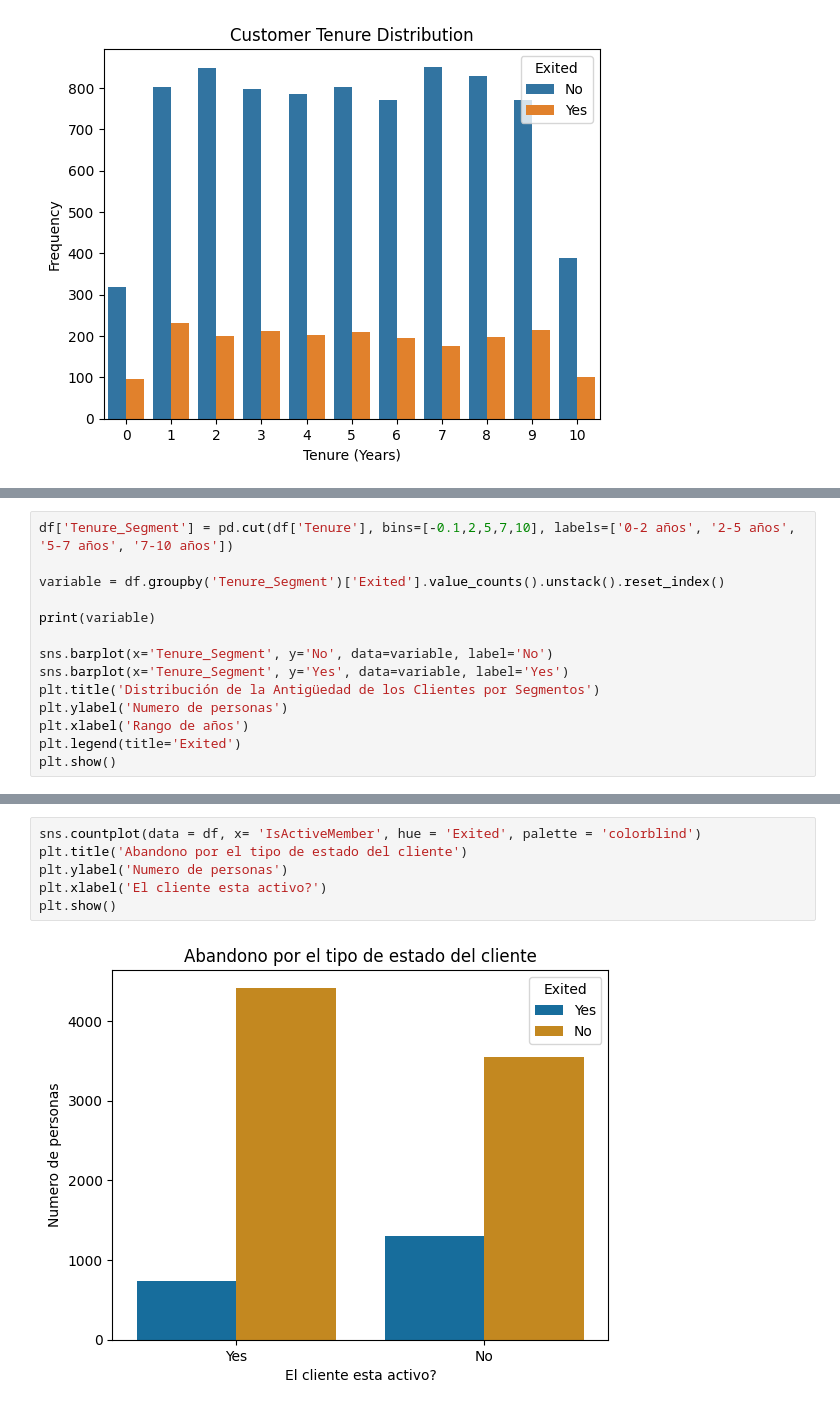
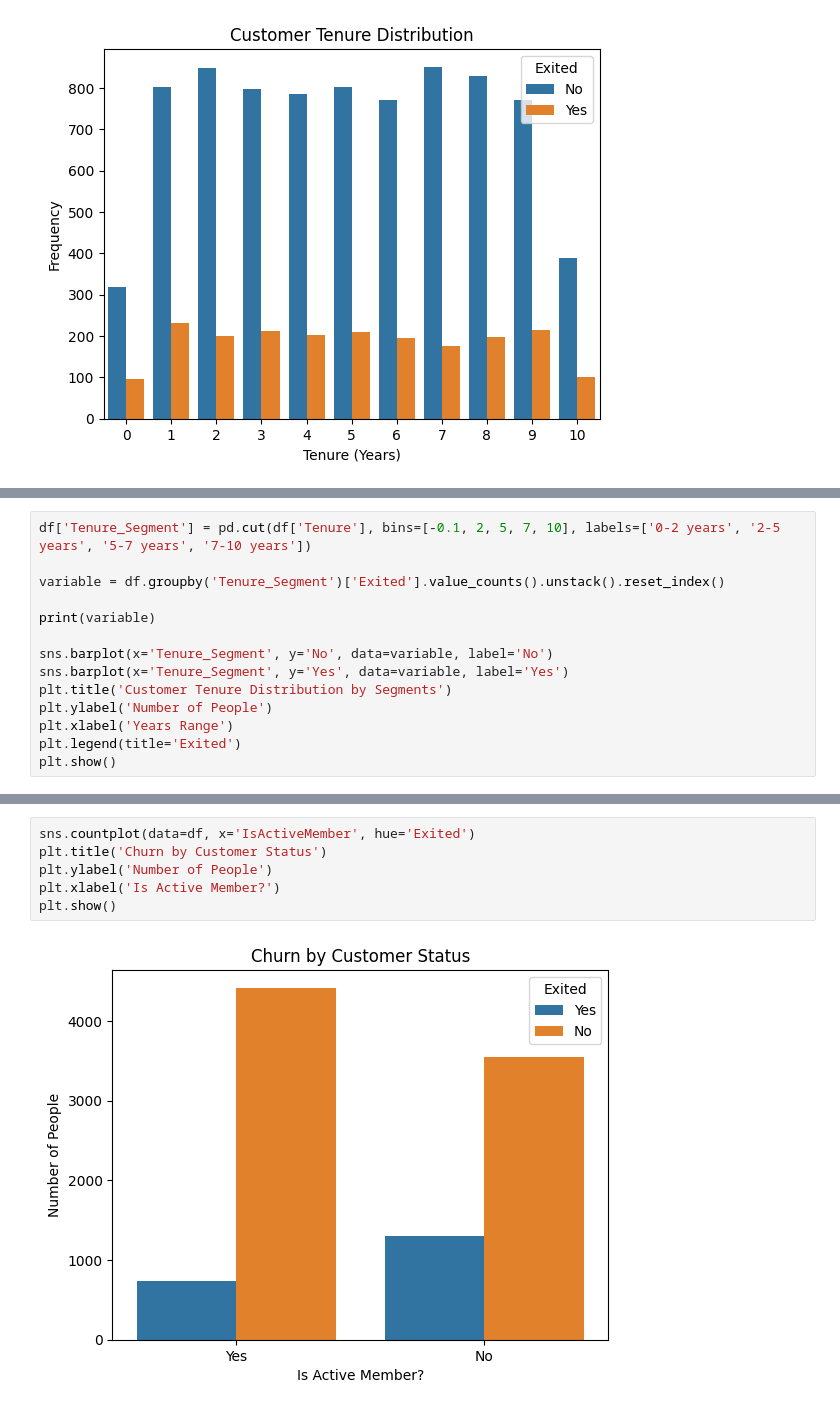
Before and after one commit to ju4n-avendanoa/Bank_Churn, a Jupyter notebook: main.ipynb, the cells around one changed output, grey strips where cells are left out. Drawn from its saved outputs; the diff is of its cells as text.

```diff
--- a/main.ipynb
+++ b/main.ipynb
@@ -263,5 +267,5 @@ plt.show()
 # %%
-df['Tenure_Segment'] = pd.cut(df['Tenure'], bins=[-0.1,2,5,7,10], labels=['0-2 años', '2-5 años', '5-7 años', '7-10 años'])
+df['Tenure_Segment'] = pd.cut(df['Tenure'], bins=[-0.1, 2, 5, 7, 10], labels=['0-2 years', '2-5 years', '5-7 years', '7-10 years'])
 
 variable = df.groupby('Tenure_Segment')['Exited'].value_counts().unstack().reset_index()
 
@@ -269,9 +273,9 @@ print(variable)
 
 sns.barplot(x='Tenure_Segment', y='No', data=variable, label='No')
 sns.barplot(x='Tenure_Segment', y='Yes', data=variable, label='Yes')
-plt.title('Distribución de la Antigüedad de los Clientes por Segmentos')
-plt.ylabel('Numero de personas')
-plt.xlabel('Rango de años')
+plt.title('Customer Tenure Distribution by Segments')
+plt.ylabel('Number of People')
+plt.xlabel('Years Range')
 plt.legend(title='Exited')
 plt.show()
 # %% [output]
@@ -457,11 +451,11 @@ abandono_edad
 | 3 | 50-60 | 349 | 448 | 56.21 |
 | 4 | 60+ | 349 | 115 | 24.78 |
 # %%
-sns.countplot(data = df, x= 'IsActiveMember', hue = 'Exited', palette = 'colorblind')
-plt.title('Abandono por el tipo de estado del cliente')
-plt.ylabel('Numero de personas')
-plt.xlabel('El cliente esta activo?')
+sns.countplot(data=df, x='IsActiveMember', hue='Exited')
+plt.title('Churn by Customer Status')
+plt.ylabel('Number of People')
+plt.xlabel('Is Active Member?')
 plt.show()
 # %% [output]
-[figure, old version]
+[figure, new version]
 # %%
```
Also changed, not shown: parts of 21 cells of this notebook.
